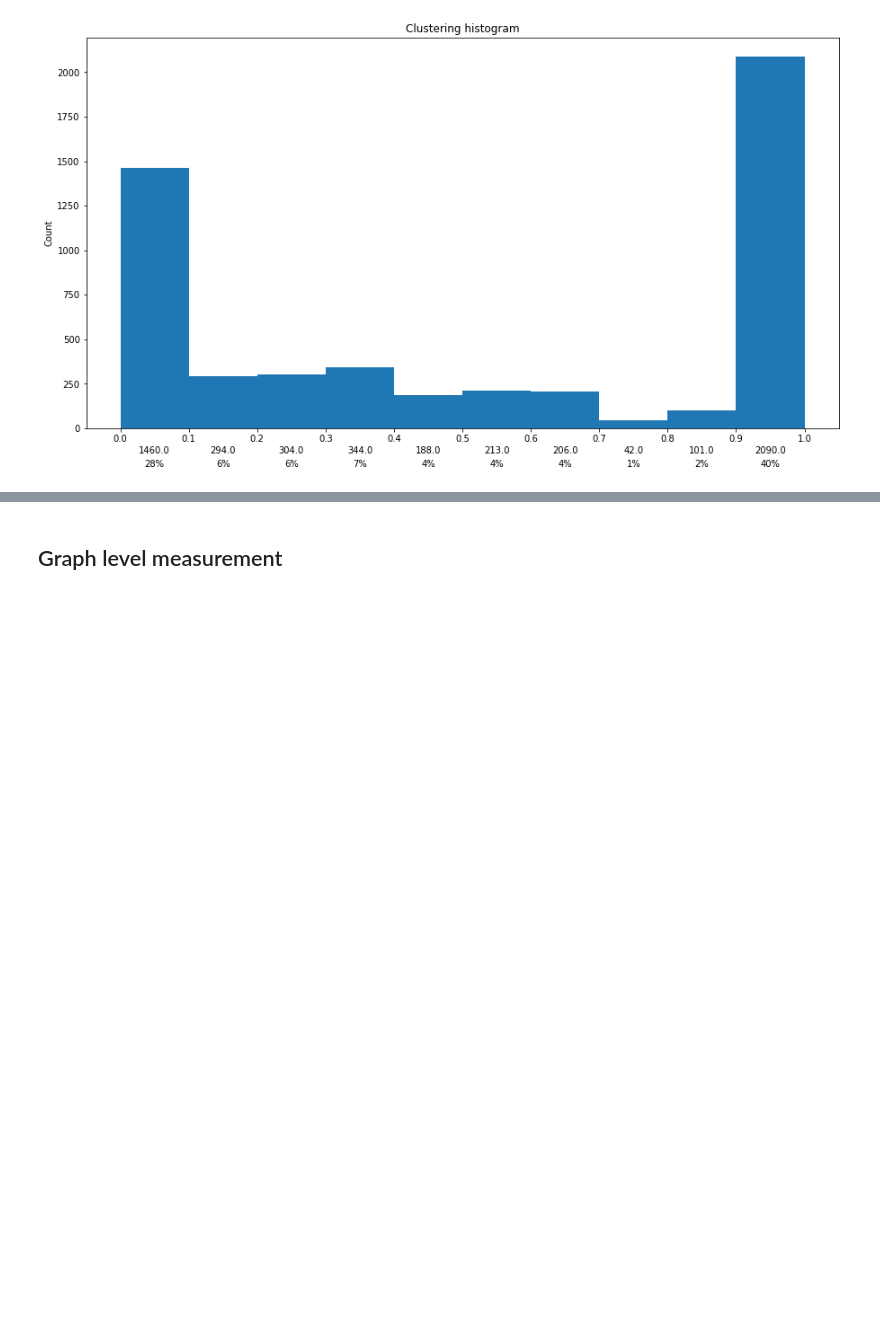
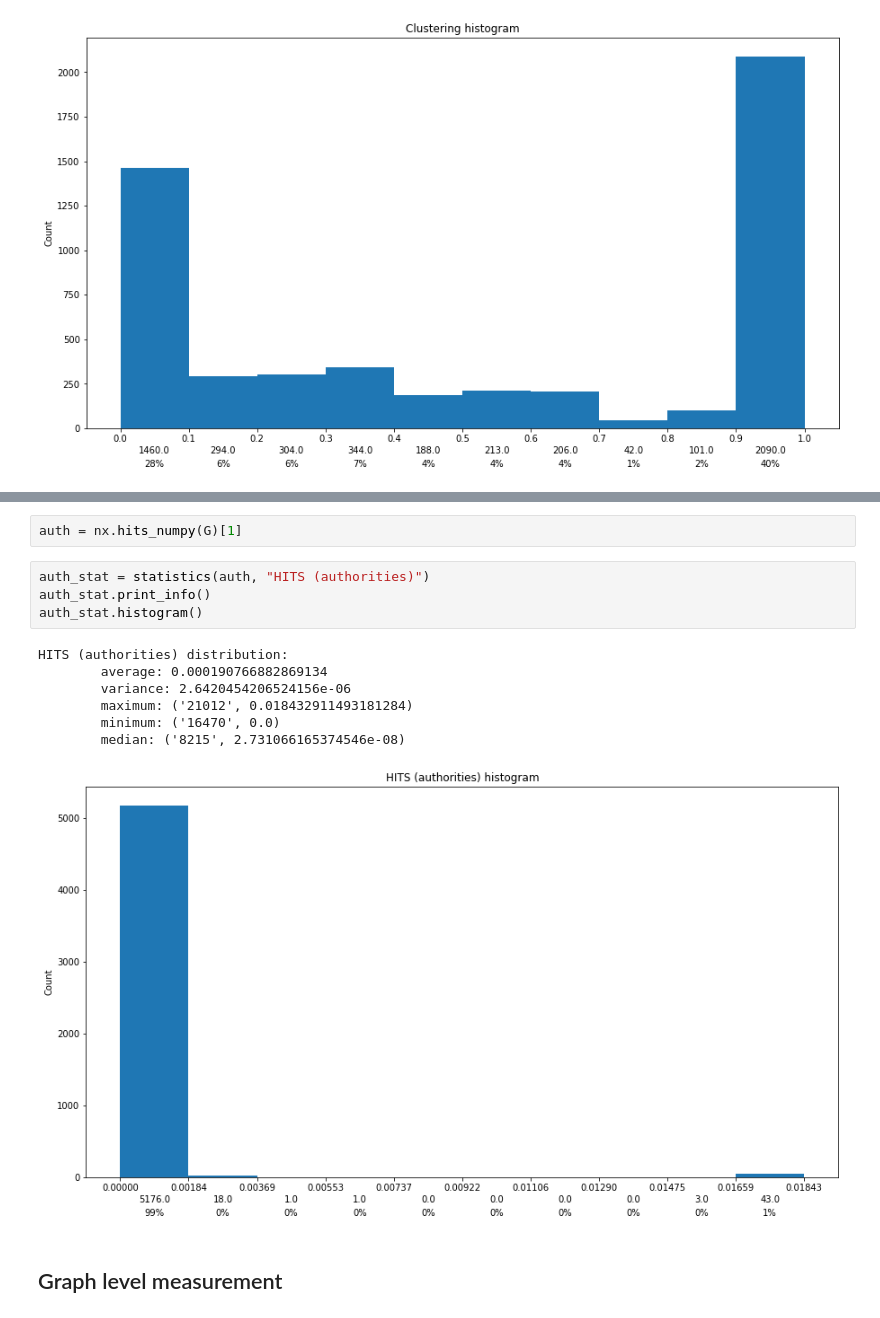
Before and after one commit to cantarinigiorgio/GraphAnalitycs, a Jupyter notebook: lab2/Second assignment.ipynb, the cells around one changed output, grey strips where cells are left out. Saved outputs shown, nothing was run; the diff lists cells and outputs as text; blank space fills up the shorter version.

```diff
--- a/lab2/Second assignment.ipynb
+++ b/lab2/Second assignment.ipynb
@@ -158,3 +192,17 @@ Clustering distribution:
+# %%
+auth = nx.hits_numpy(G)[1]
+# %%
+auth_stat = statistics(auth, "HITS (authorities)")
+auth_stat.print_info()
+auth_stat.histogram()
+# %% [output]
+HITS (authorities) distribution:
+        average: 0.000190766882869134
+        variance: 2.6420454206524156e-06
+        maximum: ('21012', 0.018432911493181284)
+        minimum: ('16470', 0.0)
+        median: ('8215', 2.731066165374546e-08)
+[figure, added]
 # %% [markdown]
 ## Graph level measurement
 # %% [markdown]
```
Also changed, not shown: parts of 10 cells of this notebook, 1 other file.
